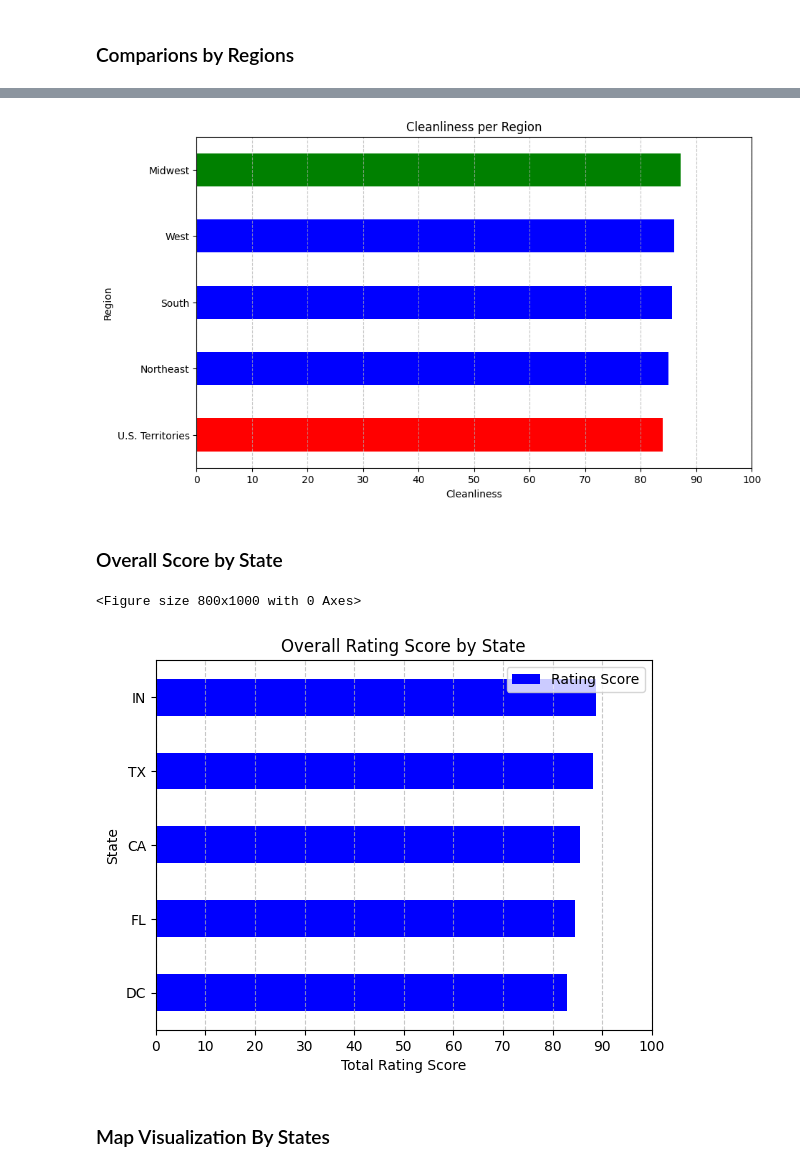
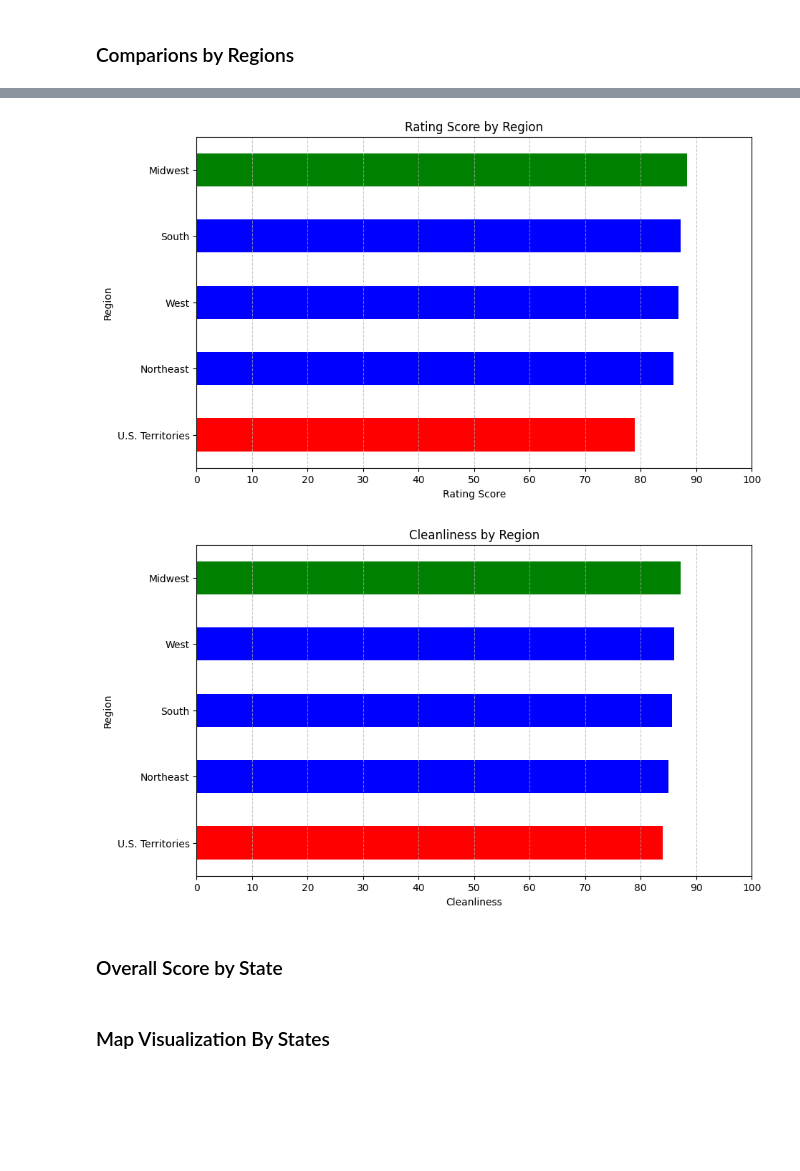
Before and after one commit to demavior/PublicHealthExperience, a Jupyter notebook: notebooks/03_visualization.ipynb, the cells around one changed output, grey strips where cells are left out. Drawn from its saved outputs; the diff is of its cells as text; code cells hidden in the pictures; blank space fills up the shorter version.

```diff
--- a/notebooks/03_visualization.ipynb
+++ b/notebooks/03_visualization.ipynb
@@ -142,37 +39,24 @@ plt.show()
-# %%
-
-category = 'Cleanliness'
-colors = ['green','blue','blue','blue','red']
-# Plot the total rating score per region
-byRegion_df[category].sort_values(ascending=False).plot(kind='barh', figsize=(10, 6), color =colors)
-plt.title(category + ' per Region')
-plt.ylabel('Region')
-plt.xlabel(category)
-plt.xticks(np.arange(0, 110, 10))
-plt.gca().invert_yaxis()
-plt.grid(axis='x', linestyle='--', alpha=0.7)
-plt.show()
-# %% [output]
-[figure, removed]
+# %%
+# Plot Rating Score Comparison by region
+plot_comparison_by_region(byRegion_df,'Rating Score')
+
+# Plot Cleanliness Comparison by region
+plot_comparison_by_region(byRegion_df,'Cleanliness')
+# %% [output]
+[figure, added]
+[figure, added]
 # %% [markdown]
 ### Overall Score by State
 # %%
 # Plot by State
 colors = ['blue','red','blue','blue','blue']
 # Plot the total rating score per region
-plt.figure(figsize=(8, 10))
-byState_df.loc[['IN', 'TX', 'CA', 'FL','DC'],['Rating Score'] ].plot(kind='barh', color = colors)
-plt.title('Overall Rating Score by State')
-plt.ylabel('State')
-plt.xlabel('Total Rating Score')
-plt.gca().invert_yaxis()
-#plt.yticks(rotation=0)
-plt.xticks(np.arange(0, 110, 10))
-plt.grid(axis='x', linestyle='--', alpha=0.7)
-plt.show()
+# plot_barh(byState_df.loc[['IN', 'TX', 'CA', 'FL','DC'],['Rating Score'] ],
+#           'Overall Rating Score by State',
+#           'Total Rating Score',
+#           'State',
+#           colors,
+#           100)
-# %% [output]
-<Figure size 800x1000 with 0 Axes>
-[figure, removed]
 # %% [markdown]
 ### Map Visualization By States
 # %%
```
Also changed, not shown: parts of 13 cells of this notebook, 1 other file.
